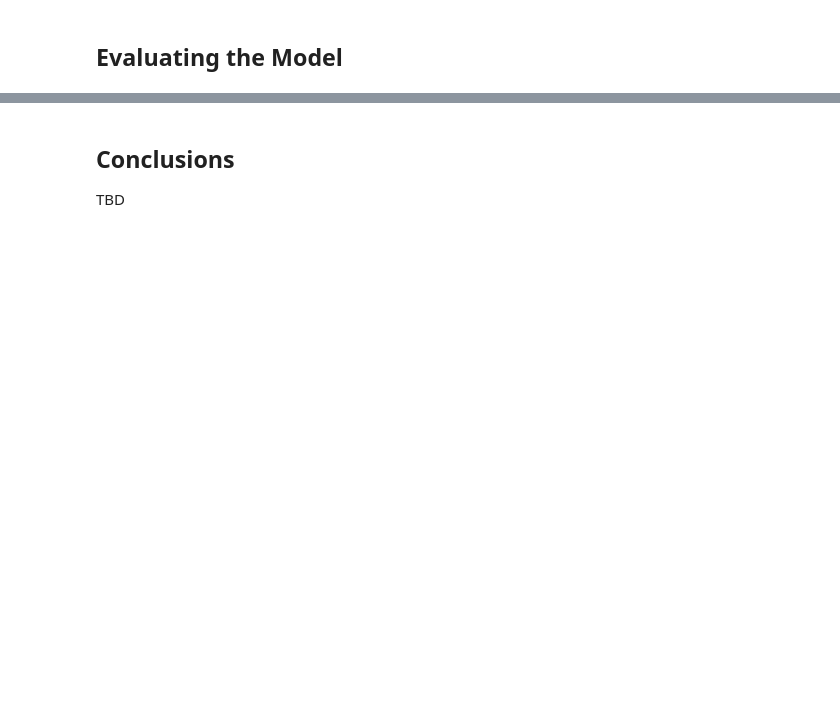
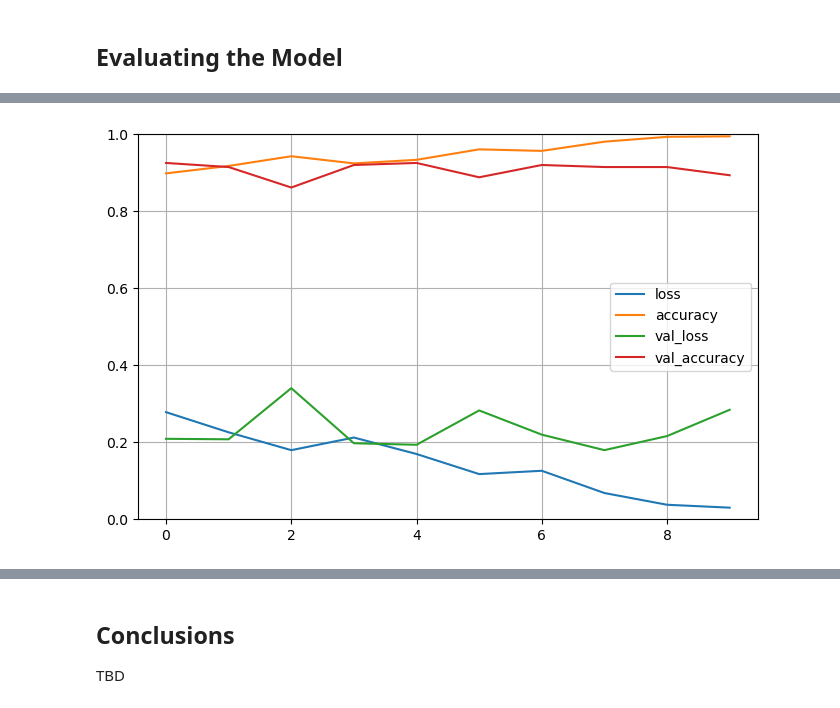
Before and after one commit to pavalos6401/ml-term-project, a Jupyter notebook: cnn.ipynb, the cells around one changed output, grey strips where cells are left out. Cells and saved outputs as stored; diff of their text form; code cells hidden in the pictures; blank space fills up the shorter version.

```diff
--- a/cnn.ipynb
+++ b/cnn.ipynb
@@ -243,0 +210,3 @@ star_loss, star_acc = model.evaluate(
+# %%
+dataset_even = load_star_galaxy_dataset(even=True)
+print(f"Even dataset size: {len(dataset_even)}")
@@ -243,0 +215,7 @@ star_loss, star_acc = model.evaluate(
+# %%
+x_train, x_val, x_test, y_train, y_val, y_test = train_val_test_split(
+    dataset_even.image, dataset_even.target
+)
+print(f"x_train: {x_train.shape[0]} images")
+print(f"x_val: {x_val.shape[0]} images")
+print(f"x_test: {x_test.shape[0]} images")
@@ -243,0 +226,7 @@ star_loss, star_acc = model.evaluate(
+# %%
+history = model.fit(
+    x_train,
+    y_train,
+    epochs=10,
+    validation_data=(x_val, y_val),
+)
@@ -243,0 +262,7 @@ star_loss, star_acc = model.evaluate(
+# %%
+pd.DataFrame(history.history).plot(figsize=(8, 5))
+plt.grid(True)
+plt.gca().set_ylim(0, 1)
+plt.show()
+# %% [output]
+[figure, added]
```
Also changed, not shown: parts of 36 cells of this notebook, 1 other file.
